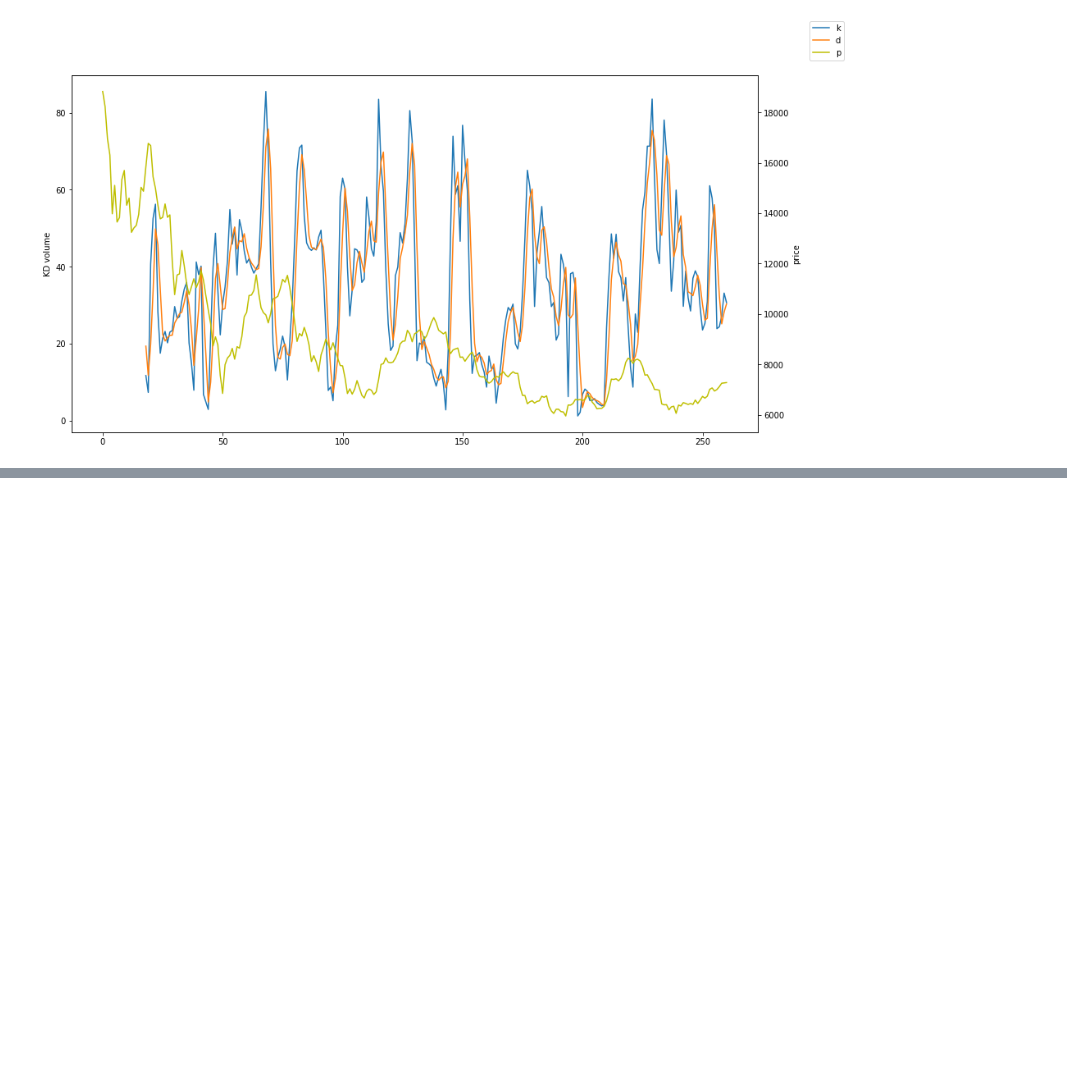
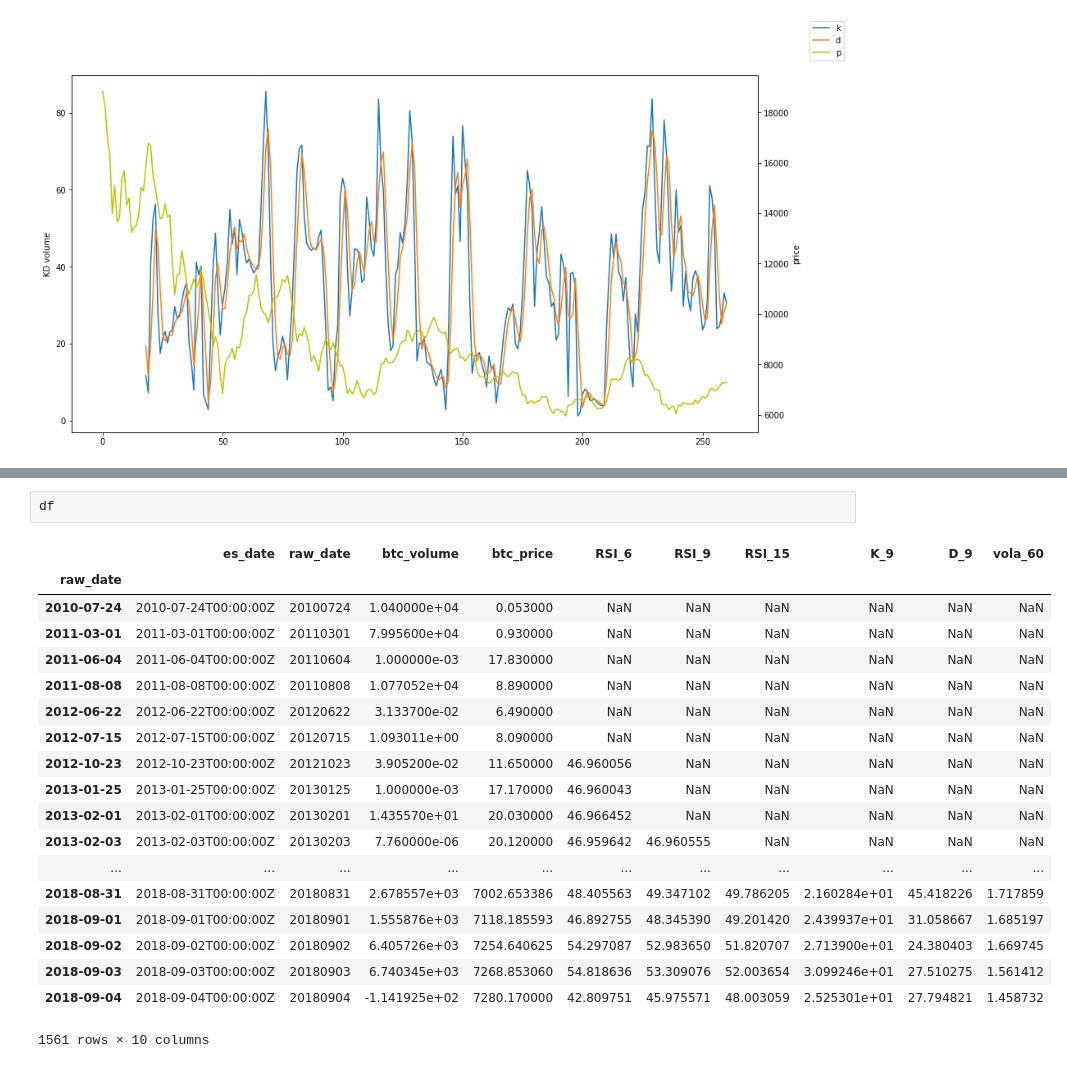
Before and after one commit to gary136/Work_files, a Jupyter notebook: ta_lib_t.ipynb, the cells around one changed output, grey strips where cells are left out. Drawn from its saved outputs; the diff is of its cells as text; blank space fills up the shorter version.

```diff
--- a/ta_lib_t.ipynb
+++ b/ta_lib_t.ipynb
@@ -463,0 +529,22 @@ index does not exist, creating index
+# %%
+df
+# %% [output]
+|  | es_date | raw_date | btc_volume | btc_price | RSI_6 | RSI_9 | RSI_15 | K_9 | D_9 | vola_60 |
+| raw_date |  |  |  |  |  |  |  |  |  |  |
+| 2010-07-24 | 2010-07-24T00:00:00Z | 20100724 | 1.040000e+04 | 0.053000 | NaN | NaN | NaN | NaN | NaN | NaN |
+| 2011-03-01 | 2011-03-01T00:00:00Z | 20110301 | 7.995600e+04 | 0.930000 | NaN | NaN | NaN | NaN | NaN | NaN |
+| 2011-06-04 | 2011-06-04T00:00:00Z | 20110604 | 1.000000e-03 | 17.830000 | NaN | NaN | NaN | NaN | NaN | NaN |
+| 2011-08-08 | 2011-08-08T00:00:00Z | 20110808 | 1.077052e+04 | 8.890000 | NaN | NaN | NaN | NaN | NaN | NaN |
+| 2012-06-22 | 2012-06-22T00:00:00Z | 20120622 | 3.133700e-02 | 6.490000 | NaN | NaN | NaN | NaN | NaN | NaN |
+| 2012-07-15 | 2012-07-15T00:00:00Z | 20120715 | 1.093011e+00 | 8.090000 | NaN | NaN | NaN | NaN | NaN | NaN |
+| 2012-10-23 | 2012-10-23T00:00:00Z | 20121023 | 3.905200e-02 | 11.650000 | 46.960056 | NaN | NaN | NaN | NaN | NaN |
+| 2013-01-25 | 2013-01-25T00:00:00Z | 20130125 | 1.000000e-03 | 17.170000 | 46.960043 | NaN | NaN | NaN | NaN | NaN |
+| 2013-02-01 | 2013-02-01T00:00:00Z | 20130201 | 1.435570e+01 | 20.030000 | 46.966452 | NaN | NaN | NaN | NaN | NaN |
+| 2013-02-03 | 2013-02-03T00:00:00Z | 20130203 | 7.760000e-06 | 20.120000 | 46.959642 | 46.960555 | NaN | NaN | NaN | NaN |
+| ... | ... | ... | ... | ... | ... | ... | ... | ... | ... | ... |
+| 2018-08-31 | 2018-08-31T00:00:00Z | 20180831 | 2.678557e+03 | 7002.653386 | 48.405563 | 49.347102 | 49.786205 | 2.160284e+01 | 45.418226 | 1.717859 |
+| 2018-09-01 | 2018-09-01T00:00:00Z | 20180901 | 1.555876e+03 | 7118.185593 | 46.892755 | 48.345390 | 49.201420 | 2.439937e+01 | 31.058667 | 1.685197 |
+| 2018-09-02 | 2018-09-02T00:00:00Z | 20180902 | 6.405726e+03 | 7254.640625 | 54.297087 | 52.983650 | 51.820707 | 2.713900e+01 | 24.380403 | 1.669745 |
+| 2018-09-03 | 2018-09-03T00:00:00Z | 20180903 | 6.740345e+03 | 7268.853060 | 54.818636 | 53.309076 | 52.003654 | 3.099246e+01 | 27.510275 | 1.561412 |
+| 2018-09-04 | 2018-09-04T00:00:00Z | 20180904 | -1.141925e+02 | 7280.170000 | 42.809751 | 45.975571 | 48.003059 | 2.525301e+01 | 27.794821 | 1.458732 |
+1561 rows × 10 columns
```
Also changed, not shown: parts of 21 cells of this notebook, 30 other files.
